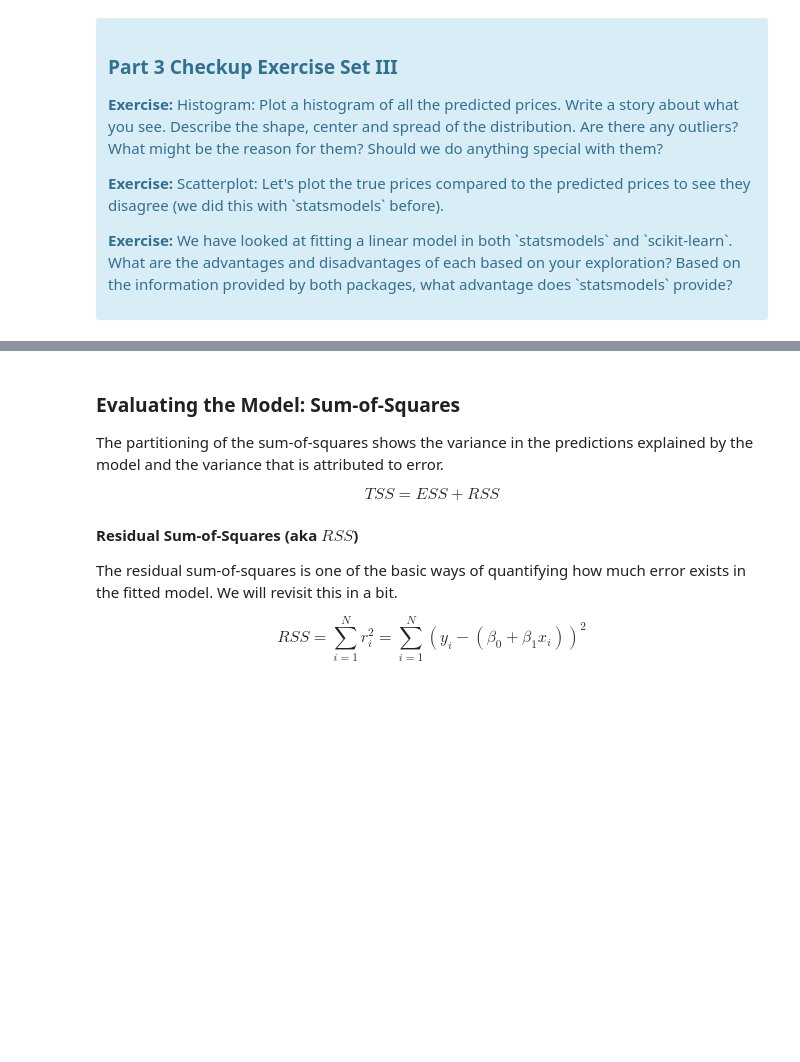
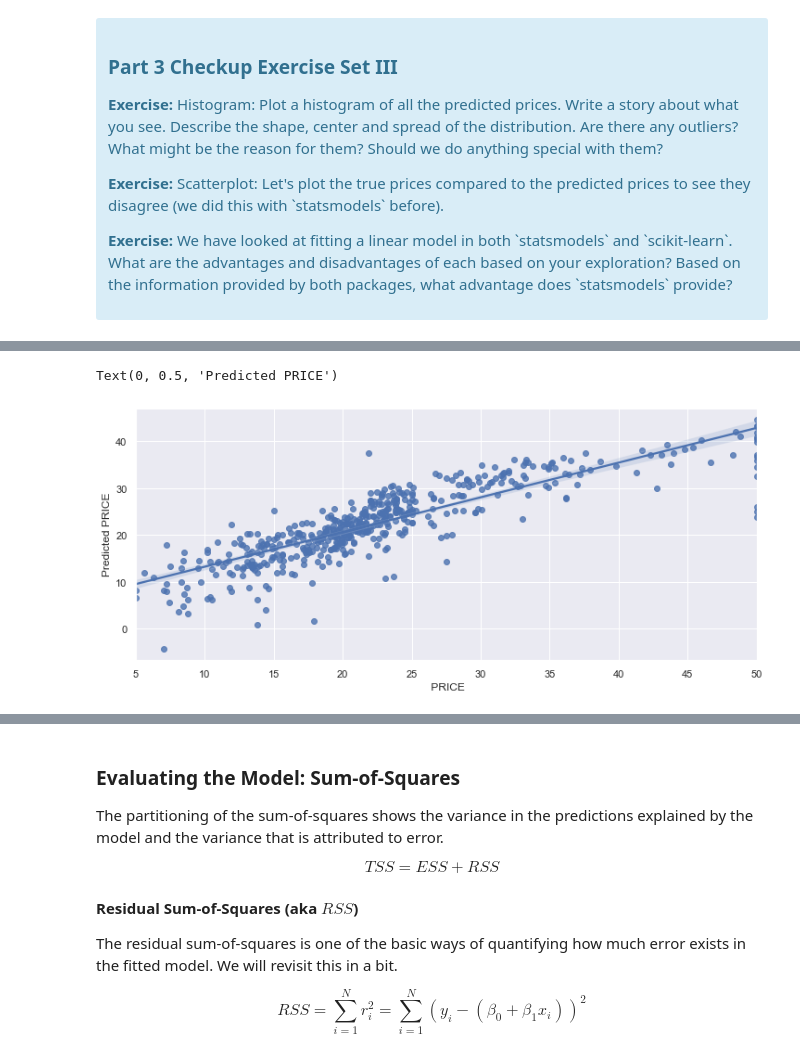
Before and after one commit to yoheita/Springboard, a Jupyter notebook: Case Studies/Mini_Project_Linear_Regression.ipynb, the cells around one changed output, grey strips where cells are left out. Saved outputs shown, nothing was run; the diff lists cells and outputs as text; code cells hidden in the pictures; blank space fills up the shorter version.

```diff
--- a/Case Studies/Mini_Project_Linear_Regression.ipynb
+++ b/Case Studies/Mini_Project_Linear_Regression.ipynb
@@ -699,0 +696,7 @@ Text(0, 0.5, 'Predicted price')
+# %%
+sea.regplot(x = bos.PRICE, y = lm.predict(X))
+plt.xlabel(" PRICE")
+plt.ylabel("Predicted PRICE")
+# %% [output]
+Text(0, 0.5, 'Predicted PRICE')
+[figure, added]
```
Also changed, not shown: parts of 59 cells of this notebook.
